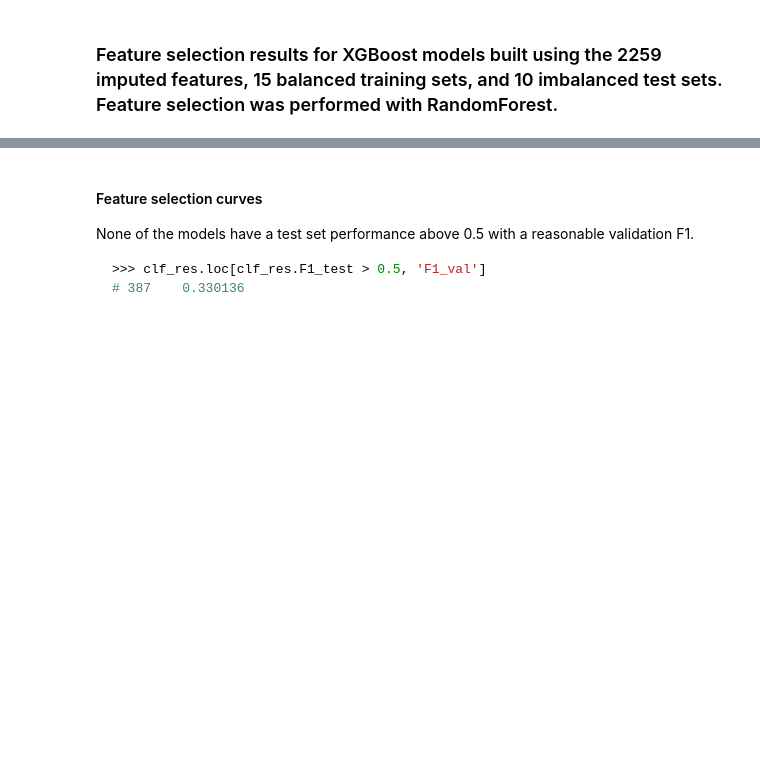
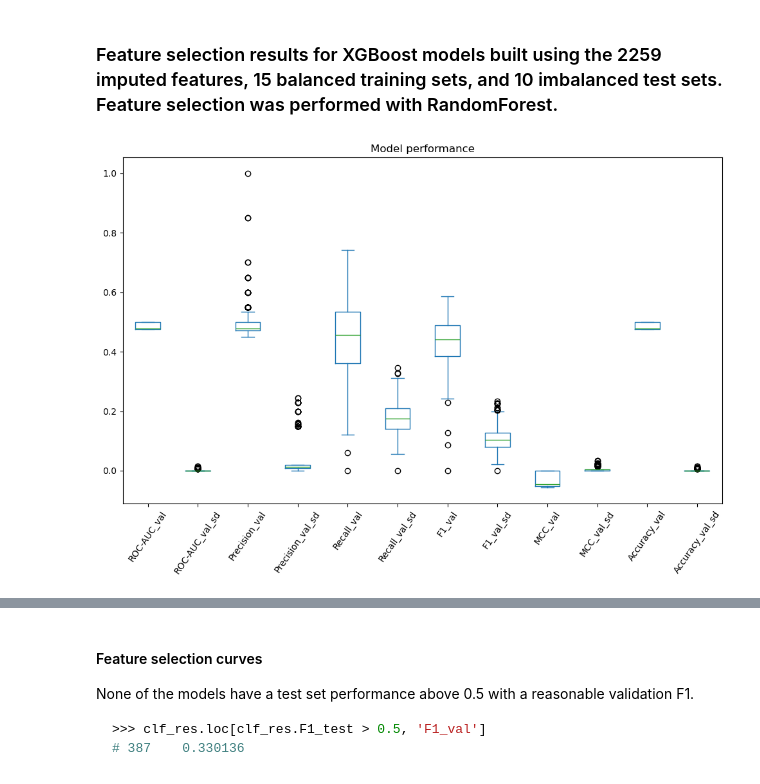
Before and after one commit to ksegaba/ara-kinase-prediction, a Jupyter notebook: code/5d_aggregate_results.ipynb, the cells around one changed output, grey strips where cells are left out. Cells and saved outputs as stored; diff of their text form; code cells hidden in the pictures; blank space fills up the shorter version.

```diff
--- a/code/5d_aggregate_results.ipynb
+++ b/code/5d_aggregate_results.ipynb
@@ -45,3 +78,13 @@ clf_res['TestSet'] = clf_res['TestSet'].astype(int)
 clf_res['BalancedTrainSet'] = clf_res['BalancedTrainSet'].astype(int)
 clf_res_avg = clf_res.select_dtypes(np.number).groupby(['TestSet', 'BalancedTrainSet']).mean()
 clf_res_avg.to_csv('/home/seguraab/ara-kinase-prediction/output_clf/ara_m_kfold_ht_2259_imp_feats_fs/RESULTS_xgboost_avg.csv')
+# %%
+res = pd.read_csv('/home/seguraab/ara-kinase-prediction/output_clf/ara_m_kfold_ht_2259_imp_feats_fs/RESULTS_xgboost_best.csv', header=0)
+fig, ax = plt.subplots(figsize=(10, 7))
+res[['ROC-AUC_val', 'ROC-AUC_val_sd', 'Precision_val', 'Precision_val_sd',
+     'Recall_val', 'Recall_val_sd', 'F1_val', 'F1_val_sd', 'MCC_val',
+     'MCC_val_sd', 'Accuracy_val', 'Accuracy_val_sd']].\
+        plot(kind='box', title='Model performance', ax=ax, rot=55)
+plt.tight_layout()
+# %% [output]
+[figure, added]
```
Also changed, not shown: parts of 10 cells of this notebook.
